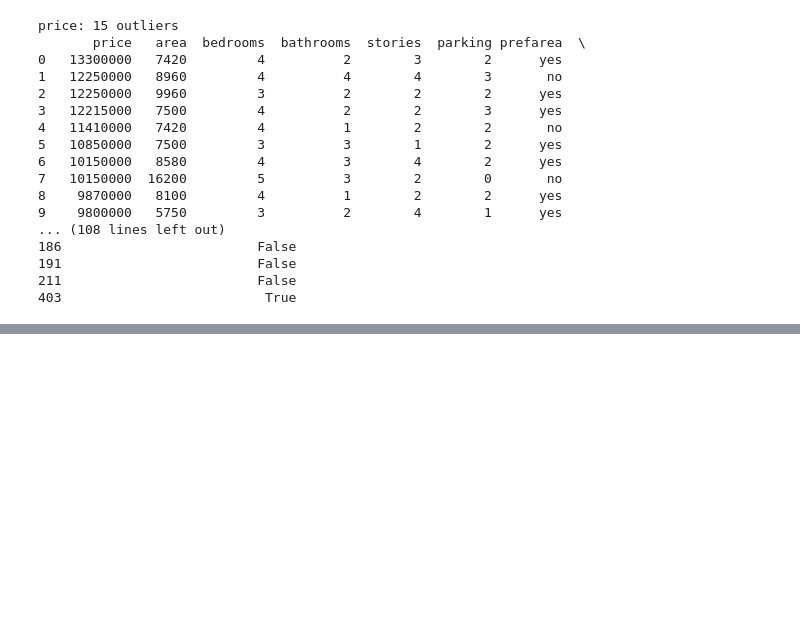
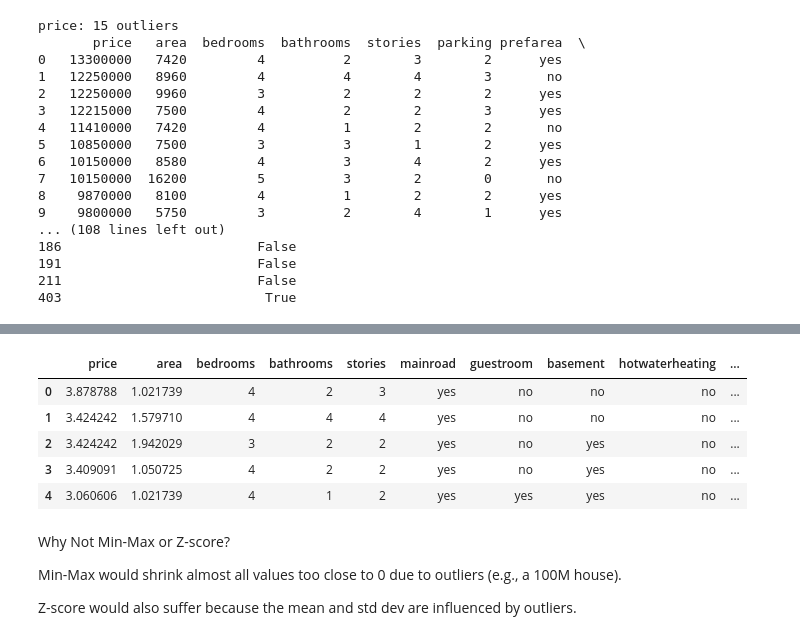
Before and after one commit to michael-099/iCogLabs-training-tasks, a Jupyter notebook: Exploratory Data Analysis (EDA)/Housing Prices EDA/housing_prices_EDA.ipynb, the cells around one changed output, grey strips where cells are left out. Saved outputs shown, nothing was run; the diff lists cells and outputs as text; code cells hidden in the pictures; blank space fills up the shorter version.

```diff
--- a/Exploratory Data Analysis (EDA)/Housing Prices EDA/housing_prices_EDA.ipynb
+++ b/Exploratory Data Analysis (EDA)/Housing Prices EDA/housing_prices_EDA.ipynb
@@ -213,0 +236,19 @@ $$
+# %%
+scaler = RobustScaler()
+scaled_cols = ['price', 'area']
+df[scaled_cols] = scaler.fit_transform(df_encoded[scaled_cols])
+
+df.head()
+# %% [output]
+|  | price | area | bedrooms | bathrooms | stories | mainroad | guestroom | basement | hotwaterheating | ... |
+| 0 | 3.878788 | 1.021739 | 4 | 2 | 3 | yes | no | no | no | ... |
+| 1 | 3.424242 | 1.579710 | 4 | 4 | 4 | yes | no | no | no | ... |
+| 2 | 3.424242 | 1.942029 | 3 | 2 | 2 | yes | no | yes | no | ... |
+| 3 | 3.409091 | 1.050725 | 4 | 2 | 2 | yes | no | yes | no | ... |
+| 4 | 3.060606 | 1.021739 | 4 | 1 | 2 | yes | yes | yes | no | ... |
+# %% [markdown]
+Why Not Min-Max or Z-score?
+
+Min-Max would shrink almost all values too close to 0 due to outliers (e.g., a 100M house).
+
+Z-score would also suffer because the mean and std dev are influenced by outliers.
```
Also changed, not shown: parts of 5 cells of this notebook.
